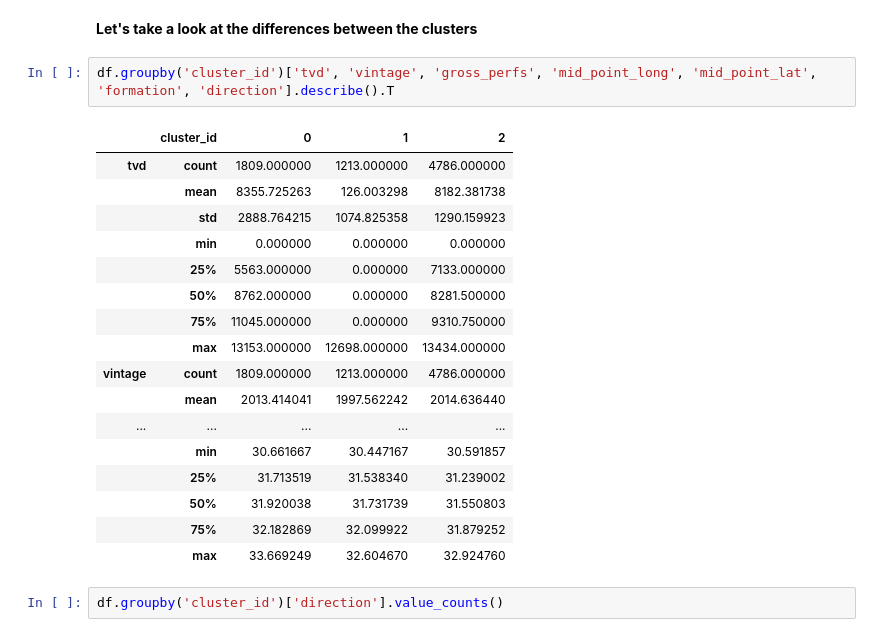
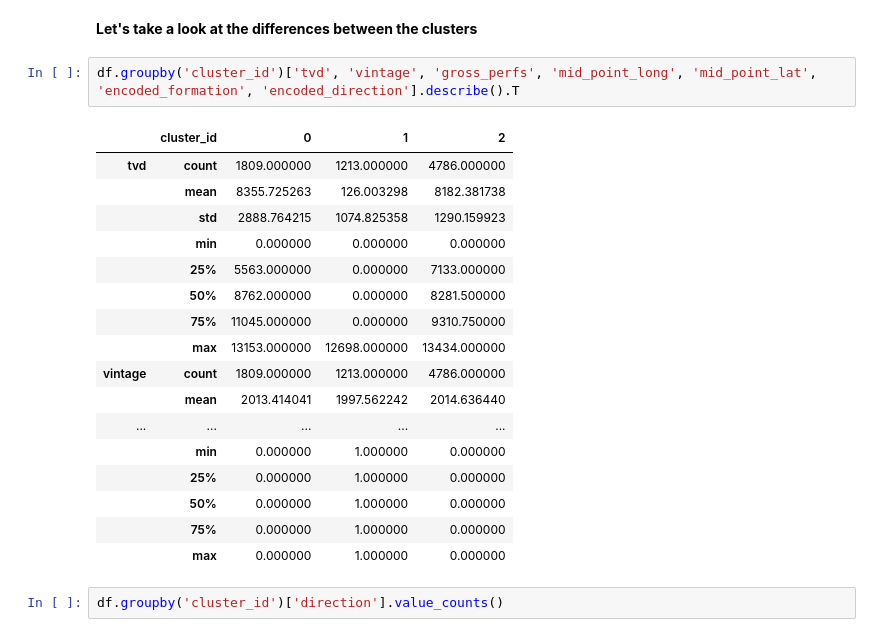
Before and after one commit to duc-analytica/DUC, a Jupyter notebook: model.ipynb, the cells around one changed output. Drawn from its saved outputs; the diff is of its cells as text.

```diff
--- a/model.ipynb
+++ b/model.ipynb
@@ -216,25 +216,25 @@ Name: cluster_id, dtype: int64
 # %% [markdown]
 **Let's take a look at the differences between the clusters**
 # %%
-df.groupby('cluster_id')['tvd', 'vintage', 'gross_perfs', 'mid_point_long', 'mid_point_lat', 'formation', 'direction'].describe().T
+df.groupby('cluster_id')['tvd', 'vintage', 'gross_perfs', 'mid_point_long', 'mid_point_lat', 'encoded_formation', 'encoded_direction'].describe().T
 # %% [output]
 |  | cluster_id | 0 | 1 | 2 |
 | tvd | count | 1809.000000 | 1213.000000 | 4786.000000 |
 |  | mean | 8355.725263 | 126.003298 | 8182.381738 |
 |  | std | 2888.764215 | 1074.825358 | 1290.159923 |
 |  | min | 0.000000 | 0.000000 | 0.000000 |
 |  | 25% | 5563.000000 | 0.000000 | 7133.000000 |
 |  | 50% | 8762.000000 | 0.000000 | 8281.500000 |
 |  | 75% | 11045.000000 | 0.000000 | 9310.750000 |
 |  | max | 13153.000000 | 12698.000000 | 13434.000000 |
 | vintage | count | 1809.000000 | 1213.000000 | 4786.000000 |
 |  | mean | 2013.414041 | 1997.562242 | 2014.636440 |
 | ... | ... | ... | ... | ... |
-|  | min | 30.661667 | 30.447167 | 30.591857 |
-|  | 25% | 31.713519 | 31.538340 | 31.239002 |
-|  | 50% | 31.920038 | 31.731739 | 31.550803 |
-|  | 75% | 32.182869 | 32.099922 | 31.879252 |
-|  | max | 33.669249 | 32.604670 | 32.924760 |
+|  | min | 0.000000 | 1.000000 | 0.000000 |
+|  | 25% | 0.000000 | 1.000000 | 0.000000 |
+|  | 50% | 0.000000 | 1.000000 | 0.000000 |
+|  | 75% | 0.000000 | 1.000000 | 0.000000 |
+|  | max | 0.000000 | 1.000000 | 0.000000 |
 # %%
 df.groupby('cluster_id')['direction'].value_counts()
 # %% [output]
```
Also changed, not shown: parts of 17 cells of this notebook.
